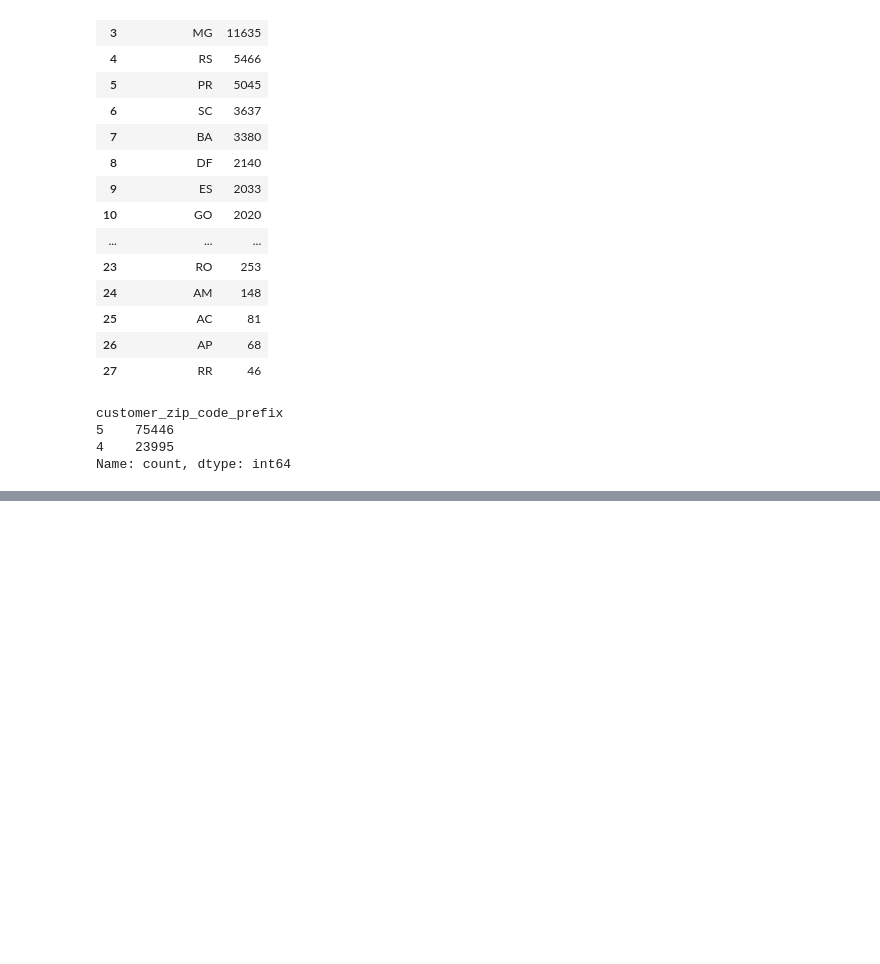
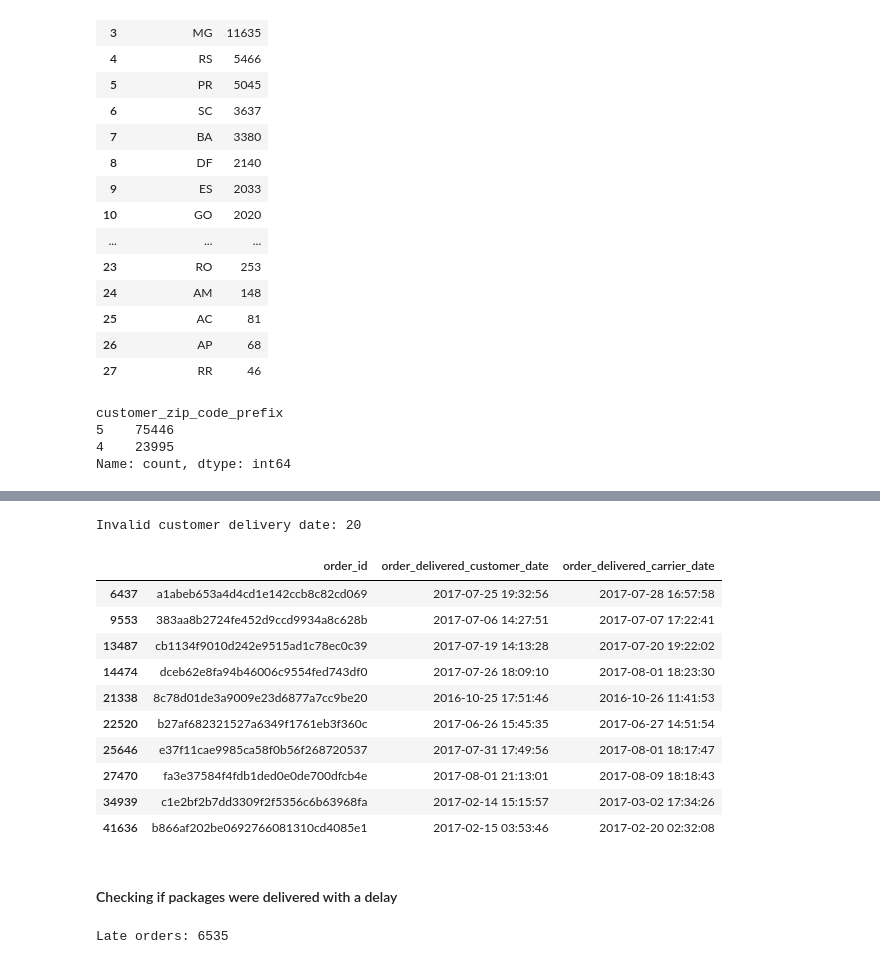
Before and after one commit to ErgysKorsita/ecommerce-batch-pipeline, a Jupyter notebook: notebooks/01_data_exploration.ipynb, the cells around one changed output, grey strips where cells are left out. Drawn from its saved outputs; the diff is of its cells as text; code cells hidden in the pictures; blank space fills up the shorter version.

```diff
--- a/notebooks/01_data_exploration.ipynb
+++ b/notebooks/01_data_exploration.ipynb
@@ -216,0 +488,22 @@ Name: count, dtype: int64
+# %%
+print('Invalid customer delivery date:', len(invalid_customer_delivery_date))
+# %% [output]
+Invalid customer delivery date: 20
+# %%
+invalid_customer_delivery_date[
+    ['order_id', 'order_delivered_customer_date', 'order_delivered_carrier_date']
+].head(10)
+# %% [output]
+|  | order_id | order_delivered_customer_date | order_delivered_carrier_date |
+| 6437 | a1abeb653a4d4cd1e142ccb8c82cd069 | 2017-07-25 19:32:56 | 2017-07-28 16:57:58 |
+| 9553 | 383aa8b2724fe452d9ccd9934a8c628b | 2017-07-06 14:27:51 | 2017-07-07 17:22:41 |
+| 13487 | cb1134f9010d242e9515ad1c78ec0c39 | 2017-07-19 14:13:28 | 2017-07-20 19:22:02 |
+| 14474 | dceb62e8fa94b46006c9554fed743df0 | 2017-07-26 18:09:10 | 2017-08-01 18:23:30 |
+| 21338 | 8c78d01de3a9009e23d6877a7cc9be20 | 2016-10-25 17:51:46 | 2016-10-26 11:41:53 |
+| 22520 | b27af682321527a6349f1761eb3f360c | 2017-06-26 15:45:35 | 2017-06-27 14:51:54 |
+| 25646 | e37f11cae9985ca58f0b56f268720537 | 2017-07-31 17:49:56 | 2017-08-01 18:17:47 |
+| 27470 | fa3e37584f4fdb1ded0e0de700dfcb4e | 2017-08-01 21:13:01 | 2017-08-09 18:18:43 |
+| 34939 | c1e2bf2b7dd3309f2f5356c6b63968fa | 2017-02-14 15:15:57 | 2017-03-02 17:34:26 |
+| 41636 | b866af202be0692766081310cd4085e1 | 2017-02-15 03:53:46 | 2017-02-20 02:32:08 |
+# %% [markdown]
+#### Checking if packages were delivered with a delay
@@ -216,0 +515,4 @@ Name: count, dtype: int64
+# %%
+print("Late orders:", len(late_orders))
+# %% [output]
+Late orders: 6535
```
Also changed, not shown: parts of 47 cells of this notebook, 1 other file.
